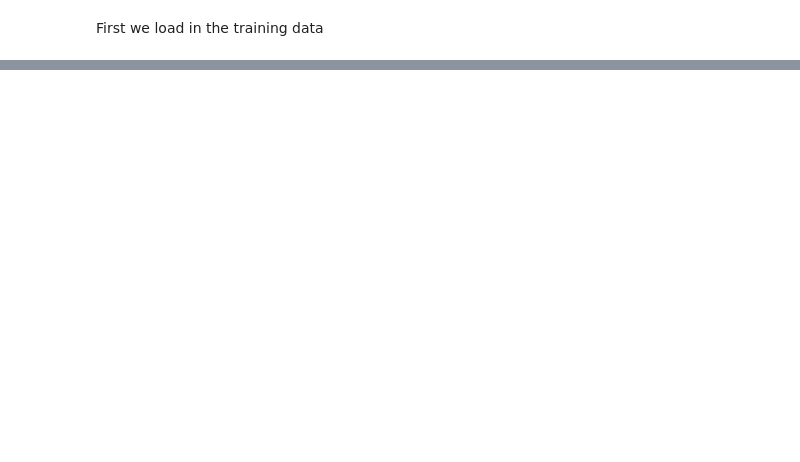
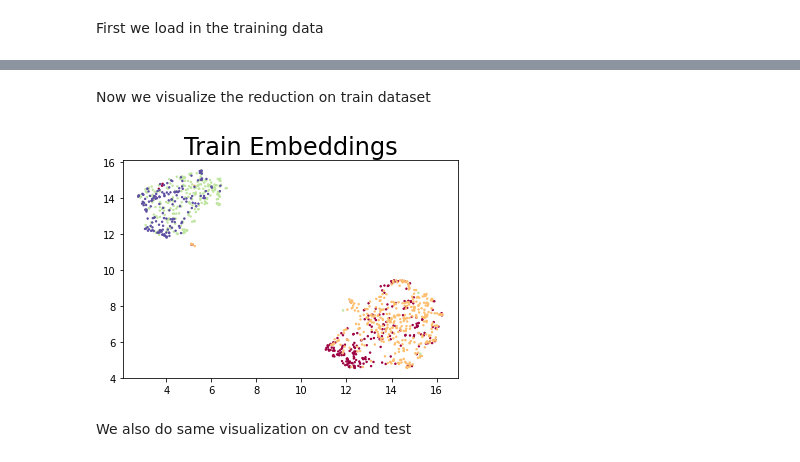
Before and after one commit to mtzig/LIDC_GDRO, a Jupyter notebook: notebooks/LIDC_Georges_End_to_End.ipynb, the cells around one changed output, grey strips where cells are left out. Cells and saved outputs as stored; diff of their text form; code cells hidden in the pictures; blank space fills up the shorter version.

```diff
--- a/notebooks/LIDC_Georges_End_to_End.ipynb
+++ b/notebooks/LIDC_Georges_End_to_End.ipynb
@@ -54,0 +174,3 @@ tst_loader = InfiniteDataLoader(tst, len(tst))
+# %%
+df_features_train = df_features[df_features['split'] == 0]
+df_features_cv_test = df_features[df_features['split'] != 0]
@@ -54,0 +179,3 @@ tst_loader = InfiniteDataLoader(tst, len(tst))
+# %%
+train_features = df_features_train.drop(['noduleID', 'split', 'malignancy'], axis=1).values
+cv_test_features = df_features_cv_test.drop(['noduleID', 'split', 'malignancy'], axis=1).values
@@ -54,0 +184,3 @@ tst_loader = InfiniteDataLoader(tst, len(tst))
+# %%
+reducer = UMAP(random_state=8)
+reducer.fit(train_features)
@@ -54,0 +189,11 @@ tst_loader = InfiniteDataLoader(tst, len(tst))
+# %%
+train_embeds = reducer.transform(train_features)
+# %% [markdown]
+Now we visualize the reduction on train dataset
+# %%
+plt.scatter(train_embeds[:, 0], train_embeds[:, 1], s= 2, c=df_features_train['malignancy'], cmap='Spectral')
+plt.title('Train Embeddings', fontsize=24);
+# %% [output]
+[figure, added]
+# %% [markdown]
+We also do same visualization on cv and test
```
Also changed, not shown: parts of 42 cells of this notebook, 5 other files.
